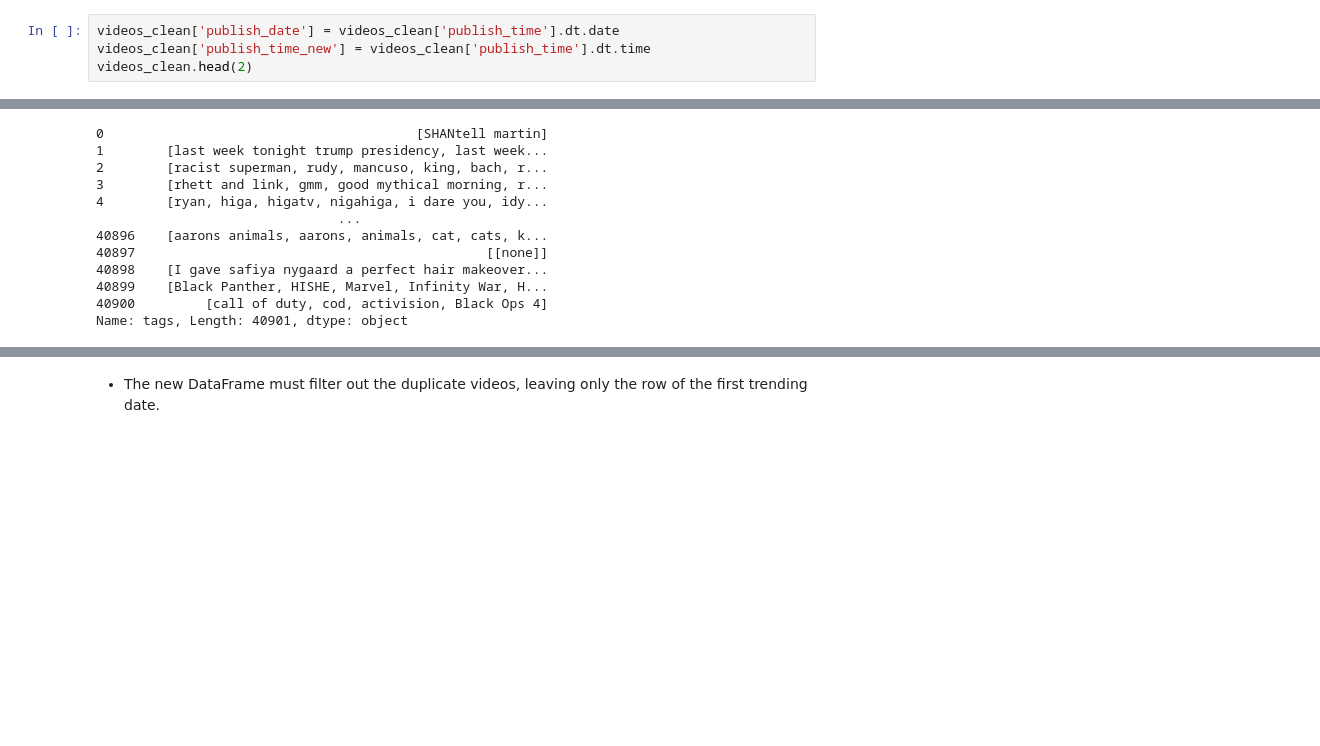
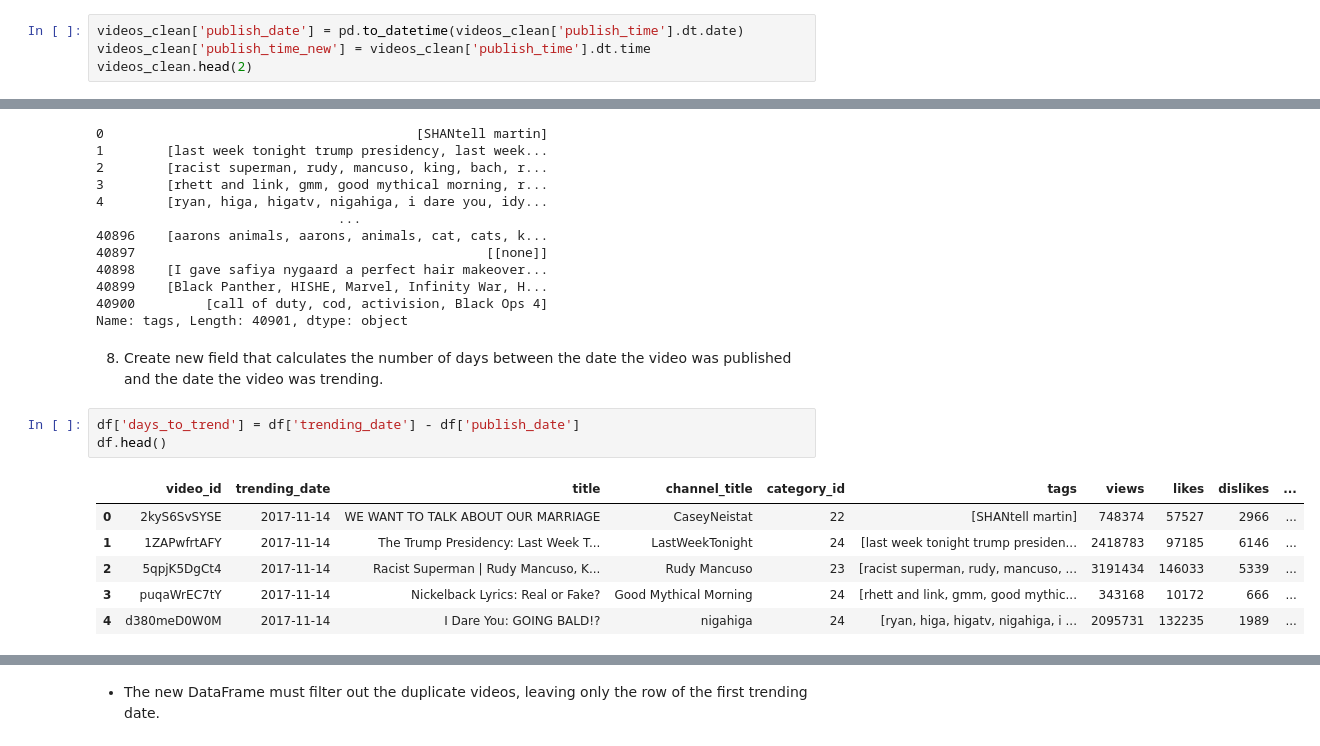
Before and after one commit to bakabbyy/youtube-trending, a Jupyter notebook: cleaning.ipynb, the cells around one changed output, grey strips where cells are left out. Saved outputs shown, nothing was run; the diff lists cells and outputs as text; blank space fills up the shorter version.

Commit message:
Update cleaning; entertainment and music EDA

```diff
--- a/cleaning.ipynb
+++ b/cleaning.ipynb
@@ -260,7 +273,7 @@ dtype: object
 3. The `publish_time` column includes both date and time. In order to provide more segmented time-based analysis, date and time will be split into separate columns.
 I will split the `publish_time` column to separate date and time to perform separate time series analyses.
 # %%
-videos_clean['publish_date'] = videos_clean['publish_time'].dt.date
+videos_clean['publish_date'] = pd.to_datetime(videos_clean['publish_time'].dt.date)
 videos_clean['publish_time_new'] = videos_clean['publish_time'].dt.time
 videos_clean.head(2)
 # %% [output]
@@ -404,3 +447,15 @@ df.tags
 40899    [Black Panther, HISHE, Marvel, Infinity War, H...
 40900         [call of duty, cod, activision, Black Ops 4]
 Name: tags, Length: 40901, dtype: object
+# %% [markdown]
+8. Create new field that calculates the number of days between the date the video was published and the date the video was trending.
+# %%
+df['days_to_trend'] = df['trending_date'] - df['publish_date']
+df.head()
+# %% [output]
+|  | video_id | trending_date | title | channel_title | category_id | tags | views | likes | dislikes | ... |
+| 0 | 2kyS6SvSYSE | 2017-11-14 | WE WANT TO TALK ABOUT OUR MARRIAGE | CaseyNeistat | 22 | [SHANtell martin] | 748374 | 57527 | 2966 | ... |
+| 1 | 1ZAPwfrtAFY | 2017-11-14 | The Trump Presidency: Last Week T... | LastWeekTonight | 24 | [last week tonight trump presiden... | 2418783 | 97185 | 6146 | ... |
+| 2 | 5qpjK5DgCt4 | 2017-11-14 | Racist Superman | Rudy Mancuso, K... | Rudy Mancuso | 23 | [racist superman, rudy, mancuso, ... | 3191434 | 146033 | 5339 | ... |
+| 3 | puqaWrEC7tY | 2017-11-14 | Nickelback Lyrics: Real or Fake? | Good Mythical Morning | 24 | [rhett and link, gmm, good mythic... | 343168 | 10172 | 666 | ... |
+| 4 | d380meD0W0M | 2017-11-14 | I Dare You: GOING BALD!? | nigahiga | 24 | [ryan, higa, higatv, nigahiga, i ... | 2095731 | 132235 | 1989 | ... |
```
Also changed, not shown: parts of 20 cells of this notebook, 5 other files.
